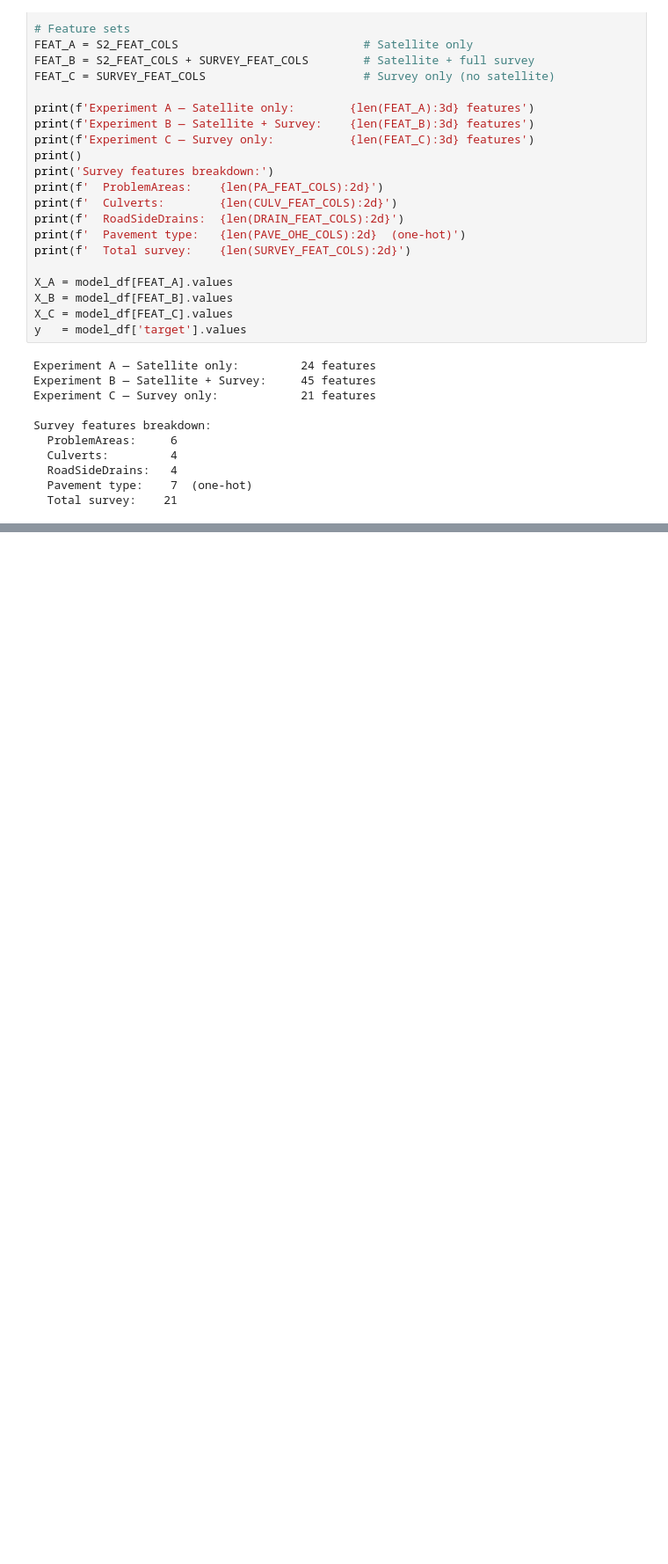
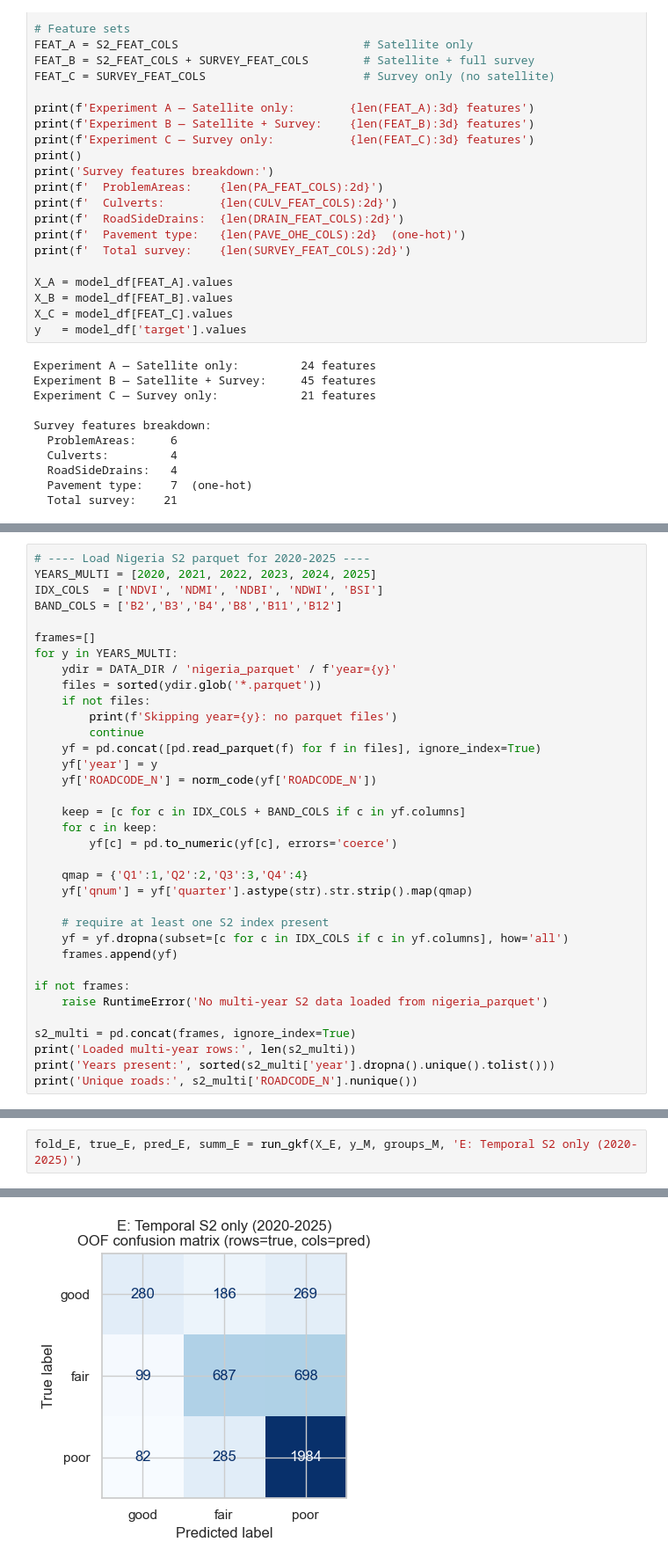
Before and after one commit to tsl-imperial/Sentinel-FYP, a Jupyter notebook: notebooks/nigeria_model.ipynb, the cells around one changed output, grey strips where cells are left out. Shown at 88% size. Drawn from its saved outputs; the diff is of its cells as text; blank space fills up the shorter version.

Commit message:
update notebooks and nigeria data

```diff
--- a/notebooks/nigeria_model.ipynb
+++ b/notebooks/nigeria_model.ipynb
@@ -739,0 +913,35 @@ poor  good     69
+# %%
+# ---- Load Nigeria S2 parquet for 2020-2025 ----
+YEARS_MULTI = [2020, 2021, 2022, 2023, 2024, 2025]
+IDX_COLS  = ['NDVI', 'NDMI', 'NDBI', 'NDWI', 'BSI']
+BAND_COLS = ['B2','B3','B4','B8','B11','B12']
+
+frames=[]
+for y in YEARS_MULTI:
+    ydir = DATA_DIR / 'nigeria_parquet' / f'year={y}'
+    files = sorted(ydir.glob('*.parquet'))
+    if not files:
+        print(f'Skipping year={y}: no parquet files')
+        continue
+    yf = pd.concat([pd.read_parquet(f) for f in files], ignore_index=True)
+    yf['year'] = y
+    yf['ROADCODE_N'] = norm_code(yf['ROADCODE_N'])
+
+    keep = [c for c in IDX_COLS + BAND_COLS if c in yf.columns]
+    for c in keep:
+        yf[c] = pd.to_numeric(yf[c], errors='coerce')
+
+    qmap = {'Q1':1,'Q2':2,'Q3':3,'Q4':4}
+    yf['qnum'] = yf['quarter'].astype(str).str.strip().map(qmap)
+
+    # require at least one S2 index present
+    yf = yf.dropna(subset=[c for c in IDX_COLS if c in yf.columns], how='all')
+    frames.append(yf)
+
+if not frames:
+    raise RuntimeError('No multi-year S2 data loaded from nigeria_parquet')
+
+s2_multi = pd.concat(frames, ignore_index=True)
+print('Loaded multi-year rows:', len(s2_multi))
+print('Years present:', sorted(s2_multi['year'].dropna().unique().tolist()))
+print('Unique roads:', s2_multi['ROADCODE_N'].nunique())
@@ -739,0 +1092,3 @@ poor  good     69
+# %%
+fold_E, true_E, pred_E, summ_E = run_gkf(X_E, y_M, groups_M, 'E: Temporal S2 only (2020-2025)')
+# %% [output]
@@ -739,0 +1111 @@ poor  good     69
+[figure, added]
```
Also changed, not shown: parts of 69 cells of this notebook, 21 other files.
